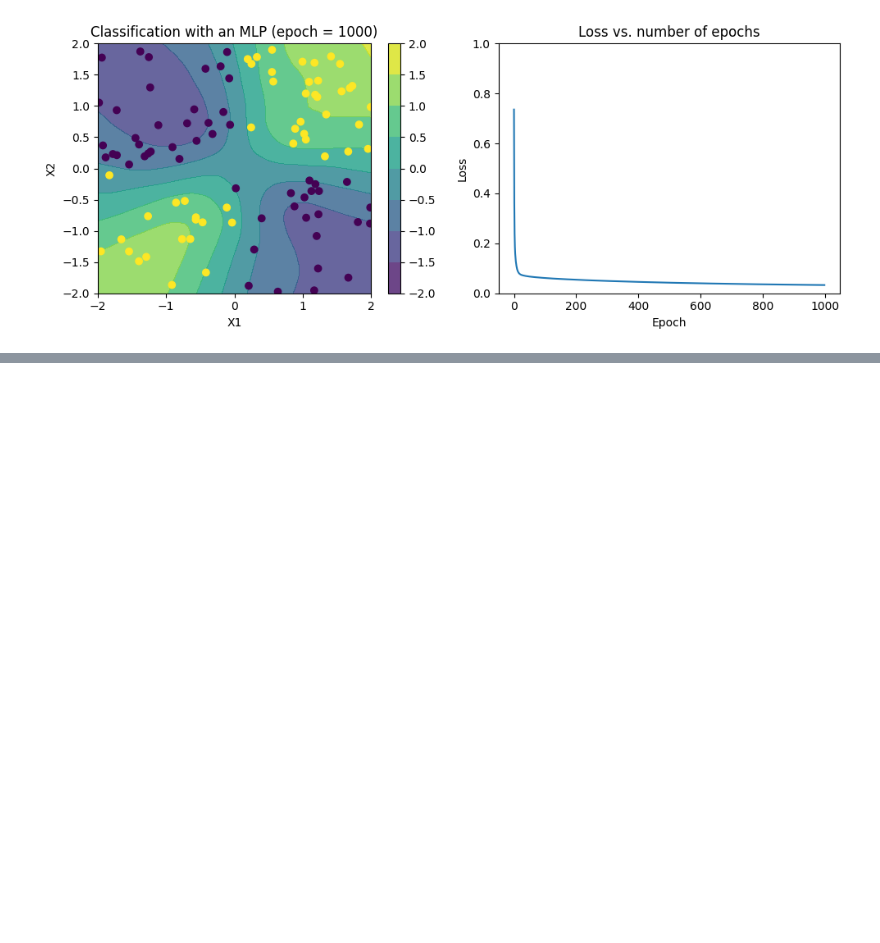
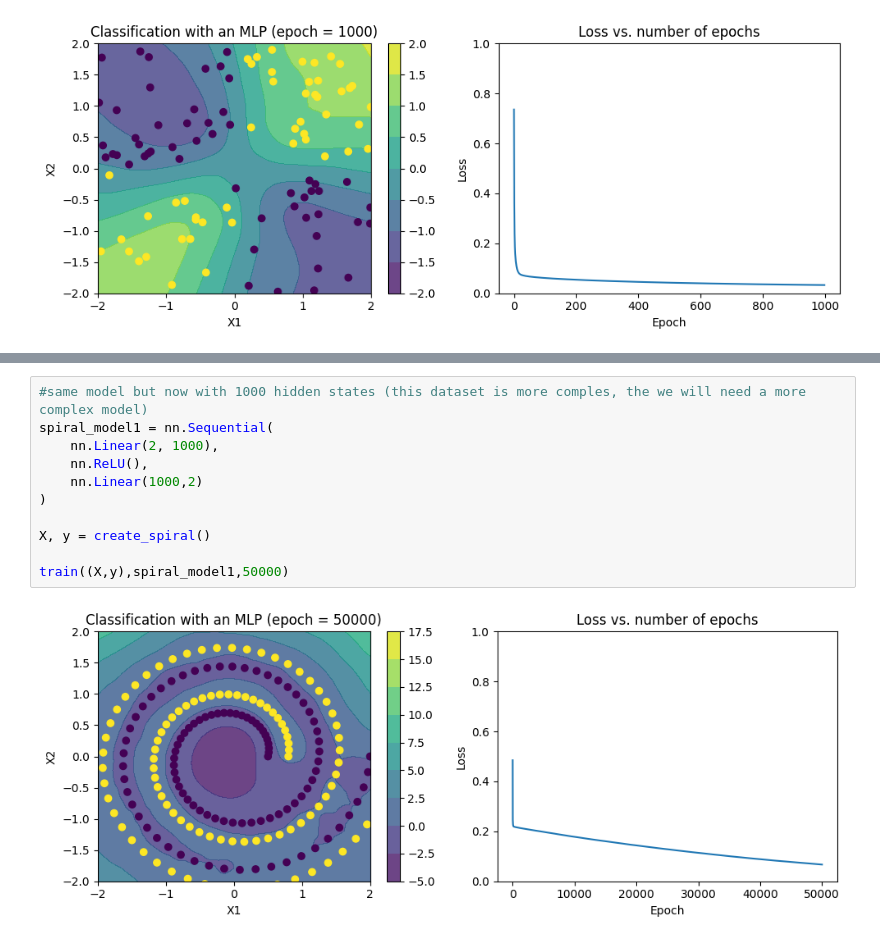
Before and after one commit to jlopetegui98/DL-ENS-Implementations, a Jupyter notebook: Class1/Tutorial1.ipynb, the cells around one changed output, grey strips where cells are left out. Drawn from its saved outputs; the diff is of its cells as text; blank space fills up the shorter version.

```diff
--- a/Class1/Tutorial1.ipynb
+++ b/Class1/Tutorial1.ipynb
@@ -174,0 +227,13 @@ train((X,y), model3, 1000)
+# %%
+#same model but now with 1000 hidden states (this dataset is more comples, the we will need a more complex model)
+spiral_model1 = nn.Sequential(
+    nn.Linear(2, 1000),
+    nn.ReLU(),
+    nn.Linear(1000,2)
+)
+
+X, y = create_spiral()
+
+train((X,y),spiral_model1,50000)
+# %% [output]
+[figure, added]
```
Also changed, not shown: parts of 4 cells of this notebook.
